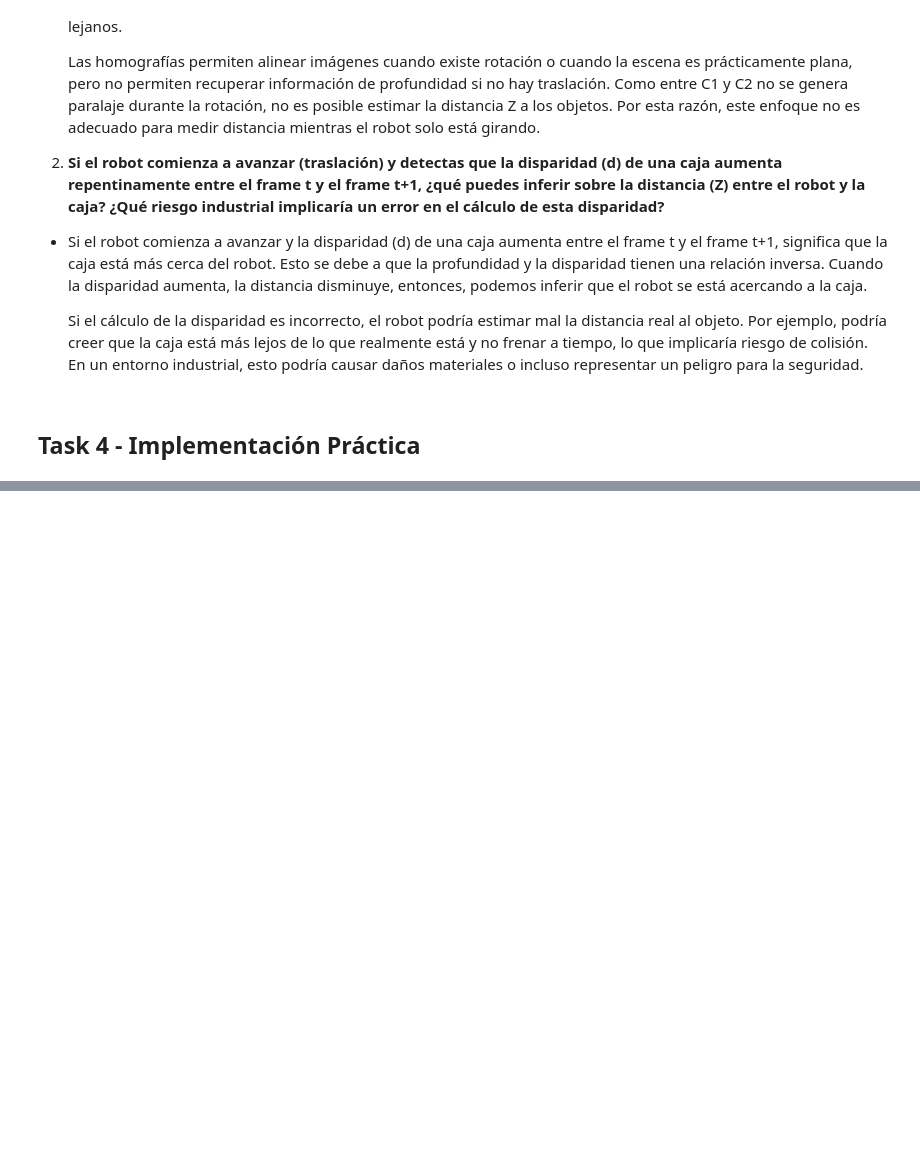
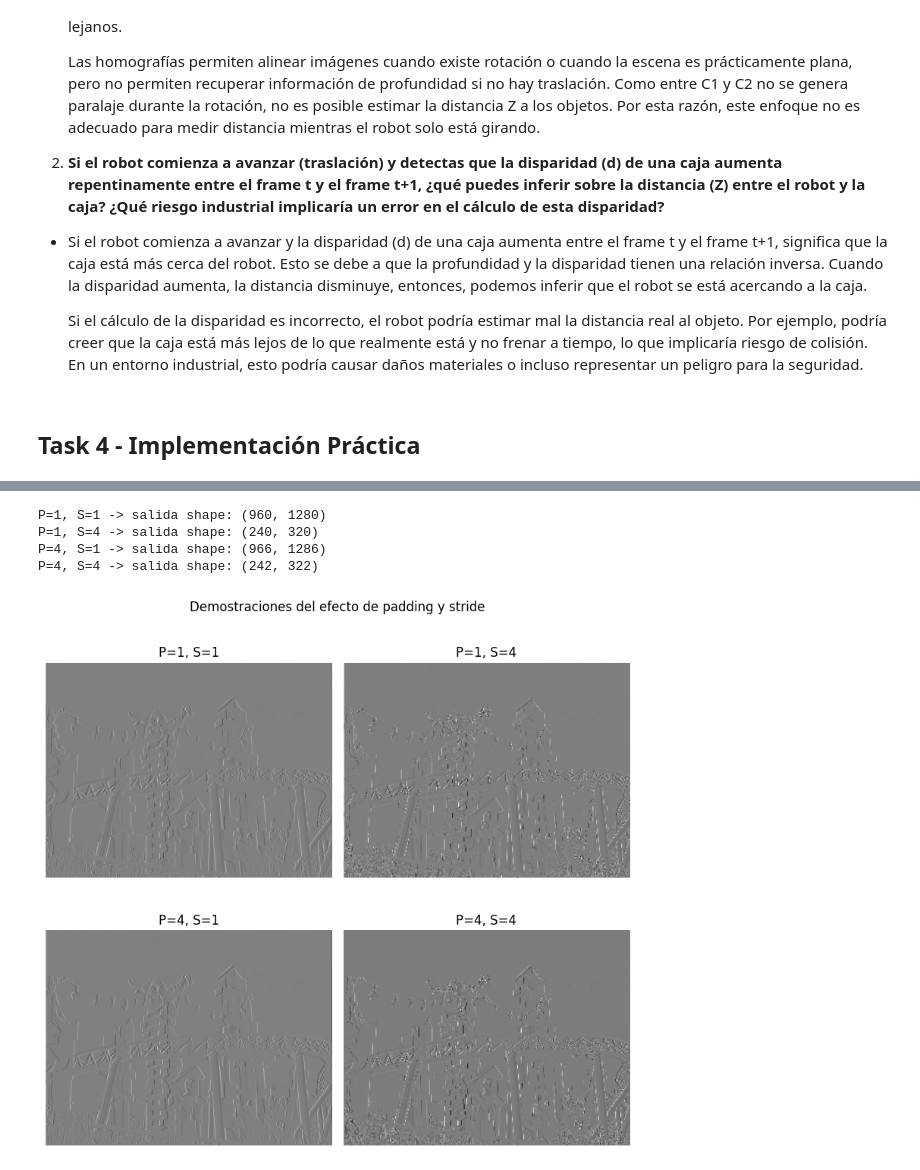
Before and after one commit to paulabaal12/HT2-VPC, a Jupyter notebook: main.ipynb, the cells around one changed output, grey strips where cells are left out. Saved outputs shown, nothing was run; the diff lists cells and outputs as text; code cells hidden in the pictures; blank space fills up the shorter version.

```diff
--- a/main.ipynb
+++ b/main.ipynb
@@ -152,0 +29,26 @@ Tamaño feature map (S=1, P=1): (960, 1280)
+# %%
+def manual_convolution(image, kernel, stride=1, padding=0):
+    H, W = image.shape
+    F = kernel.shape[0]
+
+    padded_image = np.pad(
+        image,
+        pad_width=((padding, padding), (padding, padding)),
+        mode="constant",
+        constant_values=0,
+    )
+
+    H_p, W_p = padded_image.shape
+    out_h = int((H_p - F) / stride) + 1
+    out_w = int((W_p - F) / stride) + 1
+
+    output = np.zeros((out_h, out_w), dtype=np.float32)
+
+    for i in range(out_h):
+        for j in range(out_w):
+            start_i = i * stride
+            start_j = j * stride
+            patch = padded_image[start_i:start_i + F, start_j:start_j + F]
+            output[i, j] = np.sum(patch * kernel)
+
+    return output
@@ -152,0 +144,20 @@ Tamaño feature map (S=1, P=1): (960, 1280)
+# %%
+configs = [(1, 1), (1, 4), (4, 1), (4, 4)]
+plt.figure(figsize=(8, 8))
+for idx, (p, s) in enumerate(configs, start=1):
+    feature_map = manual_convolution(image_gray, sobel_vertical, stride=s, padding=p)
+    print(f"P={p}, S={s} -> salida shape: {feature_map.shape}")
+    plt.subplot(2, 2, idx)
+    plt.title(f"P={p}, S={s}")
+    plt.imshow(feature_map, cmap="gray")
+    plt.axis("off")
+
+plt.suptitle("Demostraciones del efecto de padding y stride", y=0.98)
+plt.tight_layout()
+plt.show()
+# %% [output]
+P=1, S=1 -> salida shape: (960, 1280)
+P=1, S=4 -> salida shape: (240, 320)
+P=4, S=1 -> salida shape: (966, 1286)
+P=4, S=4 -> salida shape: (242, 322)
+[figure, added]
```
Also changed, not shown: parts of 7 cells of this notebook, 2 other files.
